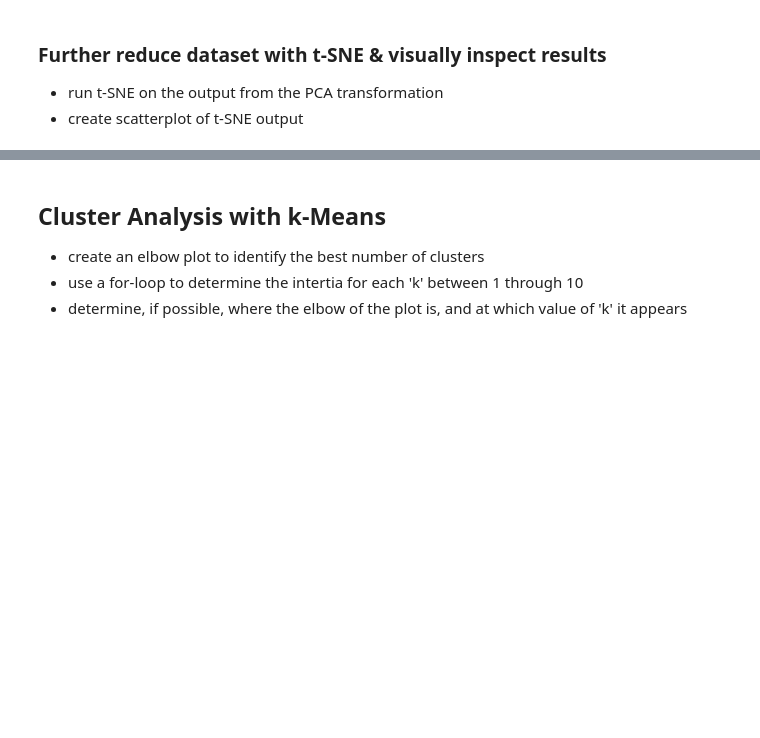
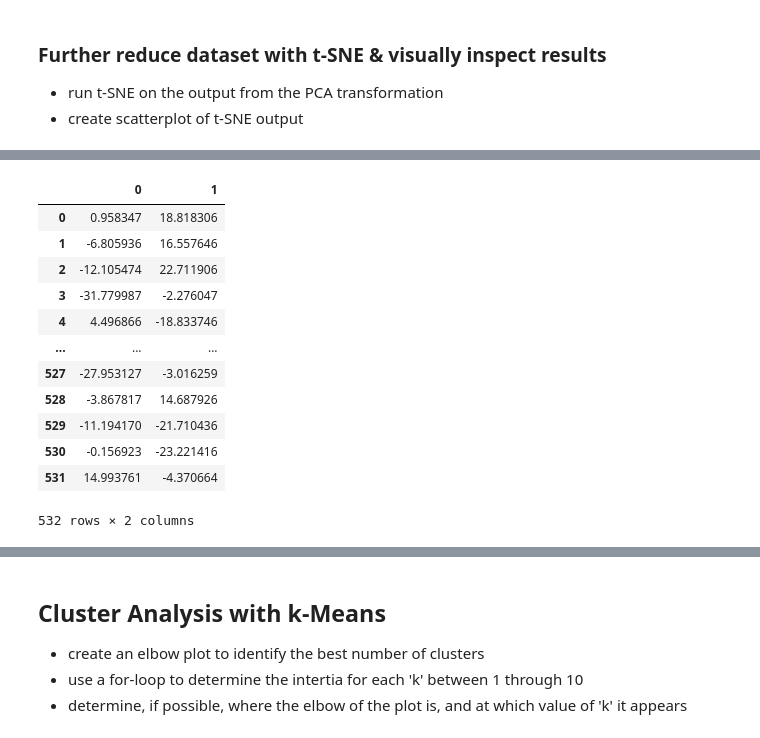
Before and after one commit to juliemcbaker/crypto_clusters, a Jupyter notebook: cluster_crypto.ipynb, the cells around one changed output, grey strips where cells are left out. Cells and saved outputs as stored; diff of their text form; code cells hidden in the pictures; blank space fills up the shorter version.

```diff
--- a/cluster_crypto.ipynb
+++ b/cluster_crypto.ipynb
@@ -200,0 +237,17 @@ crypto_pca.shape
+# %%
+tsne_features_df = pd.DataFrame(tsne_features)
+tsne_features_df
+# %% [output]
+|  | 0 | 1 |
+| 0 | 0.958347 | 18.818306 |
+| 1 | -6.805936 | 16.557646 |
+| 2 | -12.105474 | 22.711906 |
+| 3 | -31.779987 | -2.276047 |
+| 4 | 4.496866 | -18.833746 |
+| ... | ... | ... |
+| 527 | -27.953127 | -3.016259 |
+| 528 | -3.867817 | 14.687926 |
+| 529 | -11.194170 | -21.710436 |
+| 530 | -0.156923 | -23.221416 |
+| 531 | 14.993761 | -4.370664 |
+532 rows × 2 columns
```
Also changed, not shown: parts of 8 cells of this notebook.
